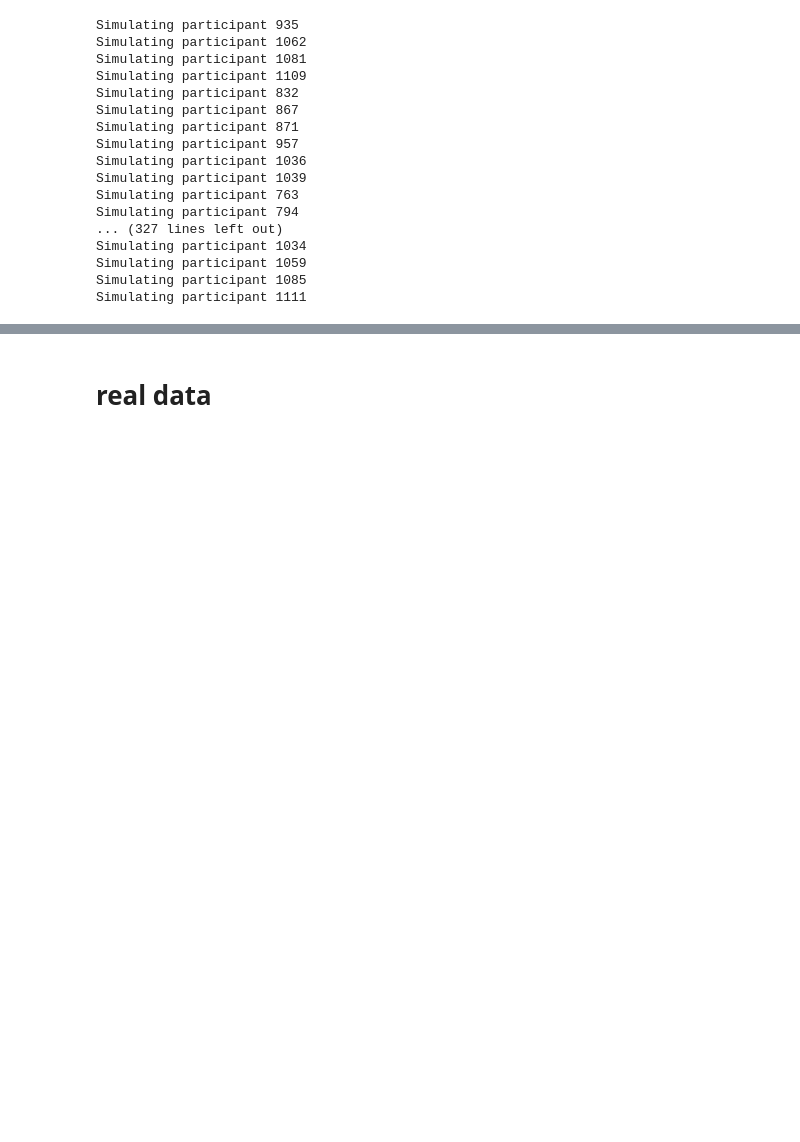
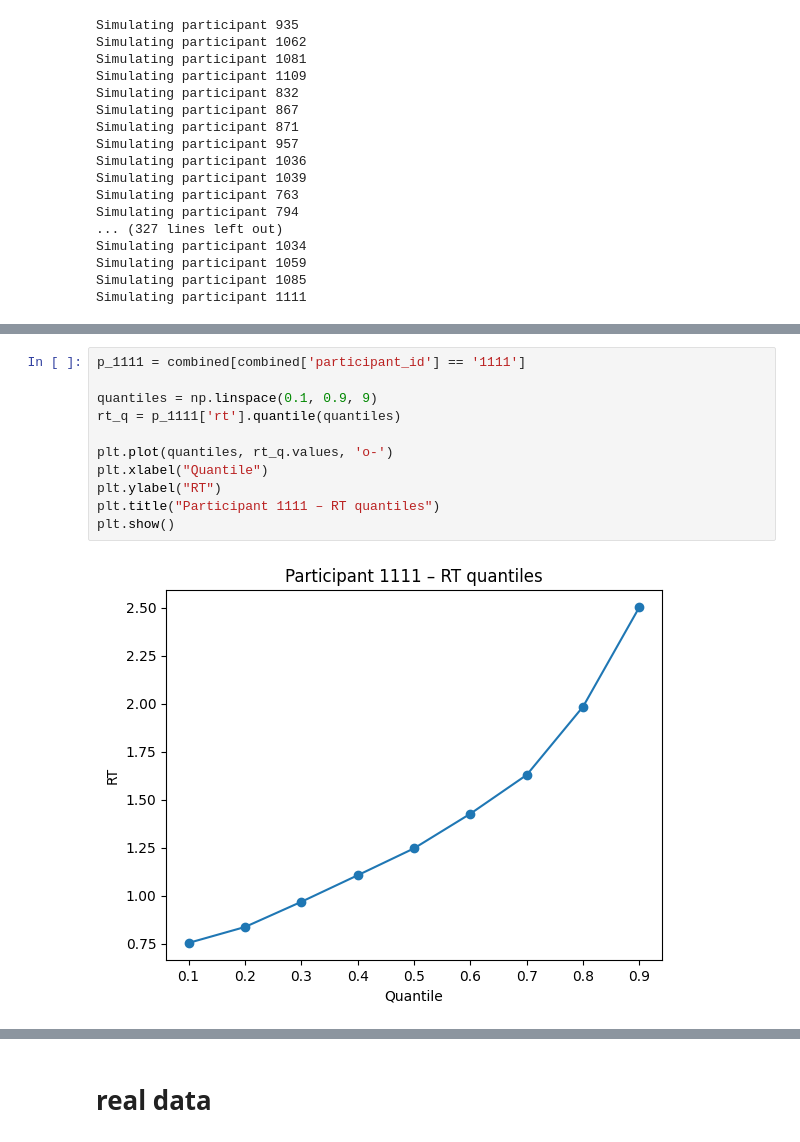
Before and after one commit to jjjj17/HSSM-fitting, a Jupyter notebook: hssm_sim.ipynb, the cells around one changed output, grey strips where cells are left out. Saved outputs shown, nothing was run; the diff lists cells and outputs as text; blank space fills up the shorter version.

```diff
--- a/hssm_sim.ipynb
+++ b/hssm_sim.ipynb
@@ -124,0 +138,13 @@ combined
+# %%
+p_1111 = combined[combined['participant_id'] == '1111']
+
+quantiles = np.linspace(0.1, 0.9, 9)
+rt_q = p_1111['rt'].quantile(quantiles)
+
+plt.plot(quantiles, rt_q.values, 'o-')
+plt.xlabel("Quantile")
+plt.ylabel("RT")
+plt.title("Participant 1111 – RT quantiles")
+plt.show()
+# %% [output]
+[figure, added]
```
Also changed, not shown: parts of 30 cells of this notebook, 5 other files.
